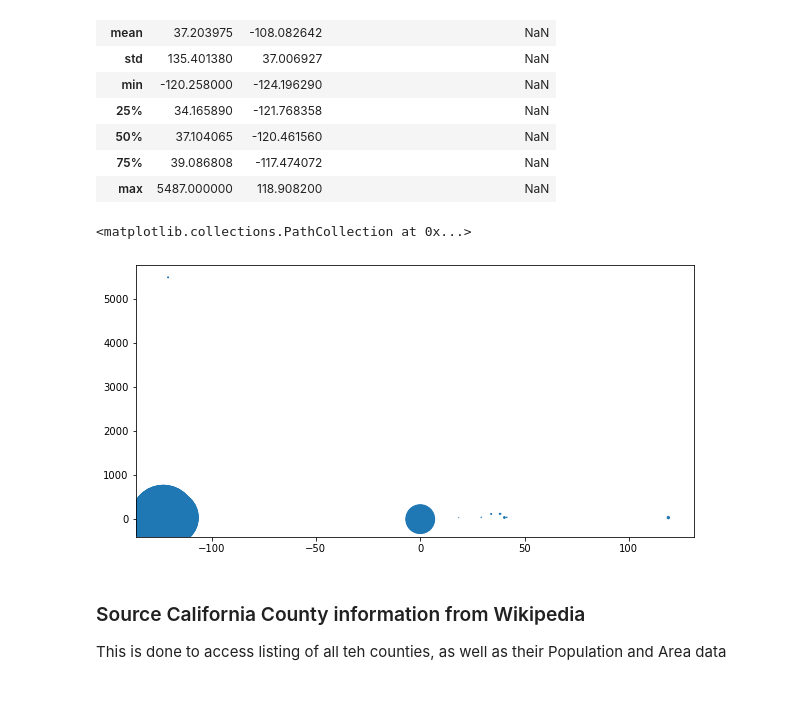
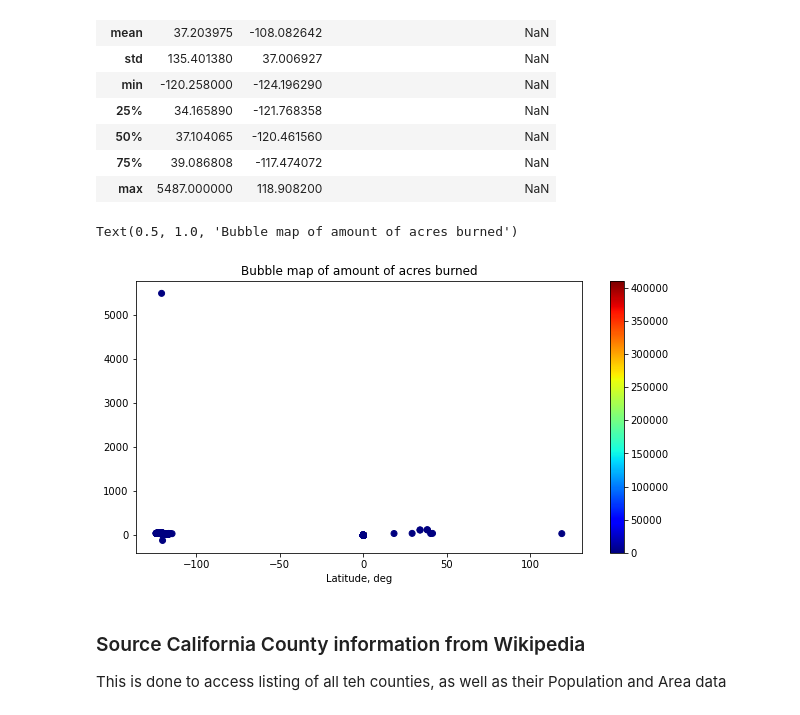
Before and after one commit to i-am-phoenix/project3, a Jupyter notebook: Untitled.ipynb, the cells around one changed output. Drawn from its saved outputs; the diff is of its cells as text; code cells hidden in the pictures.

```diff
--- a/Untitled.ipynb
+++ b/Untitled.ipynb
@@ -70,7 +71,11 @@ raw_data[["Latitude", "Longitude", "Location"]].describe(include="all")
 | max | 5487.000000 | 118.908200 | NaN |
 # %%
 plt.figure(figsize=(10,5))
-plt.scatter(raw_data.Longitude, raw_data.Latitude, s = raw_data.AcresBurned/100)
+plt.scatter(raw_data.Longitude, raw_data.Latitude, c = raw_data.AcresBurned, cmap='jet')
+plt.colorbar()
+plt.xlabel("Longitude, deg")
+plt.xlabel("Latitude, deg")
+plt.title("Bubble map of amount of acres burned")
 # %% [output]
-<matplotlib.collections.PathCollection at 0x...>
+Text(0.5, 1.0, 'Bubble map of amount of acres burned')
-[figure, old version]
+[figure, new version]
```
Also changed, not shown: parts of 5 cells of this notebook.
